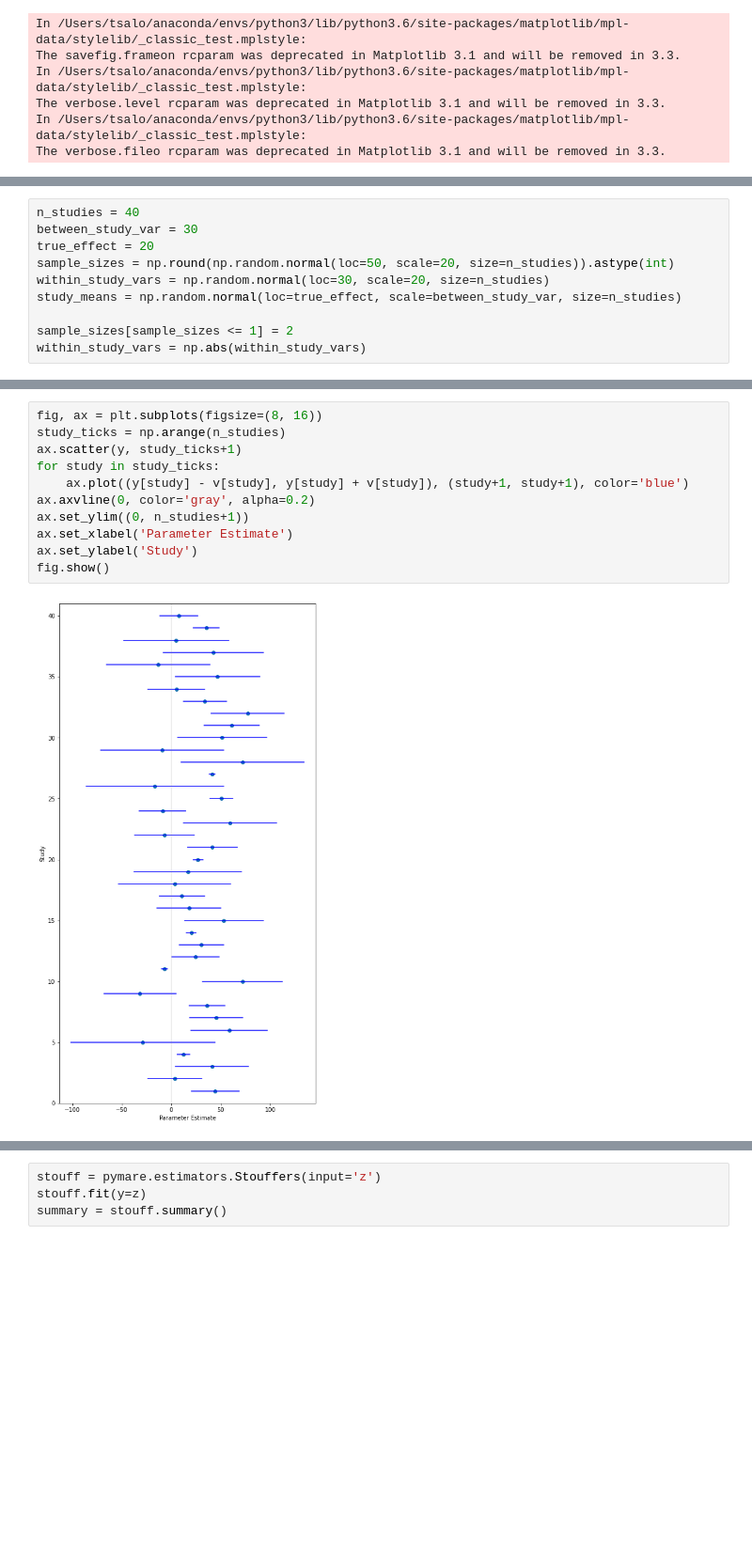
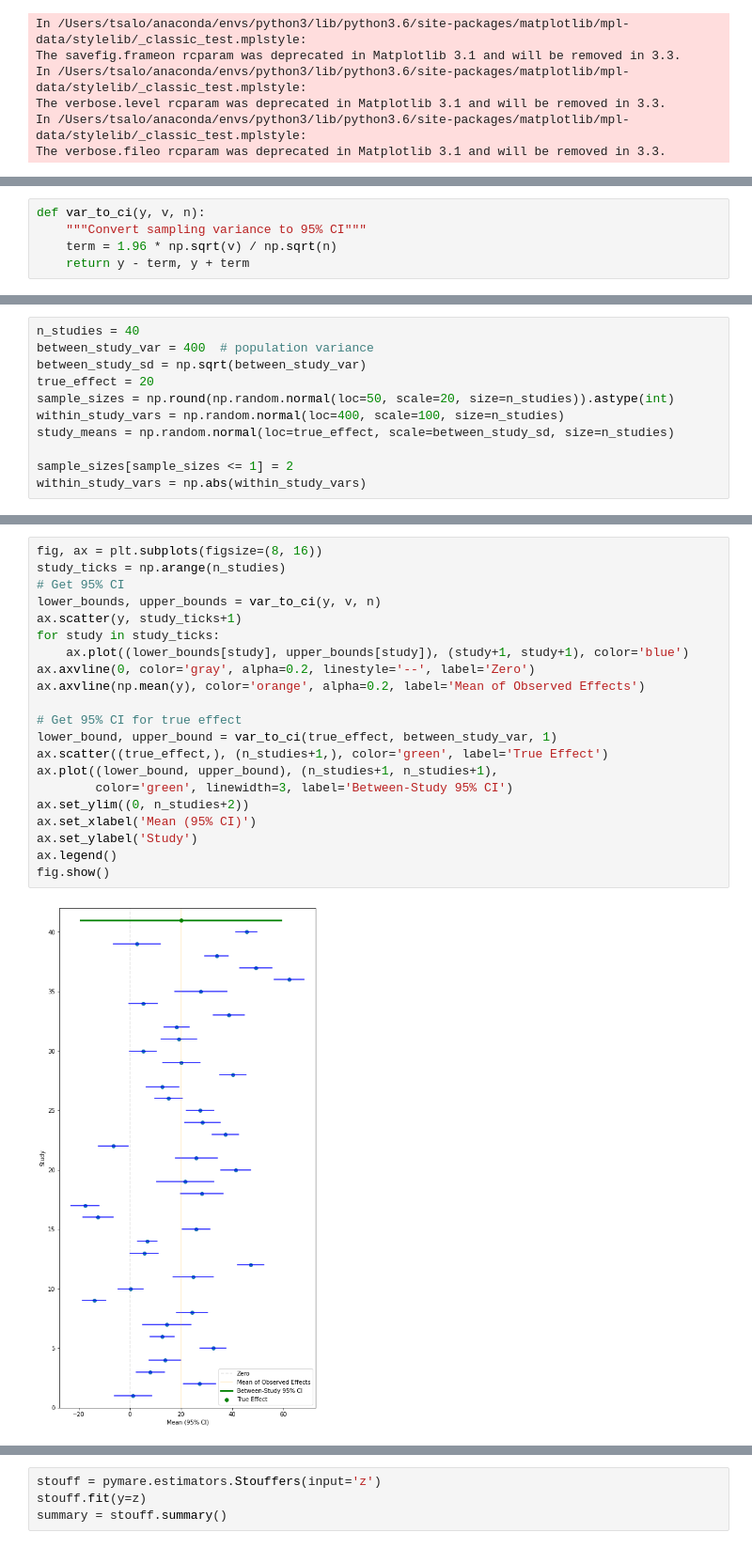
Before and after one commit to tsalo/misc-notebooks, a Jupyter notebook: pymare_example.ipynb, the cells around one changed output, grey strips where cells are left out. Shown at 94% size. Drawn from its saved outputs; the diff is of its cells as text; blank space fills up the shorter version.

```diff
--- a/pymare_example.ipynb
+++ b/pymare_example.ipynb
@@ -18,0 +25,5 @@ import pymare
+# %%
+def var_to_ci(y, v, n):
+    """Convert sampling variance to 95% CI"""
+    term = 1.96 * np.sqrt(v) / np.sqrt(n)
+    return y - term, y + term
@@ -19,10 +32,11 @@ import pymare
 # %%
 n_studies = 40
-between_study_var = 30
+between_study_var = 400  # population variance
+between_study_sd = np.sqrt(between_study_var)
 true_effect = 20
 sample_sizes = np.round(np.random.normal(loc=50, scale=20, size=n_studies)).astype(int)
-within_study_vars = np.random.normal(loc=30, scale=20, size=n_studies)
-study_means = np.random.normal(loc=true_effect, scale=between_study_var, size=n_studies)
+within_study_vars = np.random.normal(loc=400, scale=100, size=n_studies)
+study_means = np.random.normal(loc=true_effect, scale=between_study_sd, size=n_studies)
 
 sample_sizes[sample_sizes <= 1] = 2
 within_study_vars = np.abs(within_study_vars)
@@ -37,13 +74,23 @@ p = stats.norm.sf(abs(z)) * 2
 # %%
 fig, ax = plt.subplots(figsize=(8, 16))
 study_ticks = np.arange(n_studies)
+# Get 95% CI
+lower_bounds, upper_bounds = var_to_ci(y, v, n)
 ax.scatter(y, study_ticks+1)
 for study in study_ticks:
-    ax.plot((y[study] - v[study], y[study] + v[study]), (study+1, study+1), color='blue')
-ax.axvline(0, color='gray', alpha=0.2)
-ax.set_ylim((0, n_studies+1))
-ax.set_xlabel('Parameter Estimate')
+    ax.plot((lower_bounds[study], upper_bounds[study]), (study+1, study+1), color='blue')
+ax.axvline(0, color='gray', alpha=0.2, linestyle='--', label='Zero')
+ax.axvline(np.mean(y), color='orange', alpha=0.2, label='Mean of Observed Effects')
+
+# Get 95% CI for true effect
+lower_bound, upper_bound = var_to_ci(true_effect, between_study_var, 1)
+ax.scatter((true_effect,), (n_studies+1,), color='green', label='True Effect')
+ax.plot((lower_bound, upper_bound), (n_studies+1, n_studies+1),
+        color='green', linewidth=3, label='Between-Study 95% CI')
+ax.set_ylim((0, n_studies+2))
+ax.set_xlabel('Mean (95% CI)')
 ax.set_ylabel('Study')
+ax.legend()
 fig.show()
 # %% [output]
-[figure, old version]
+[figure, new version]
```
Also changed, not shown: parts of 9 cells of this notebook.
